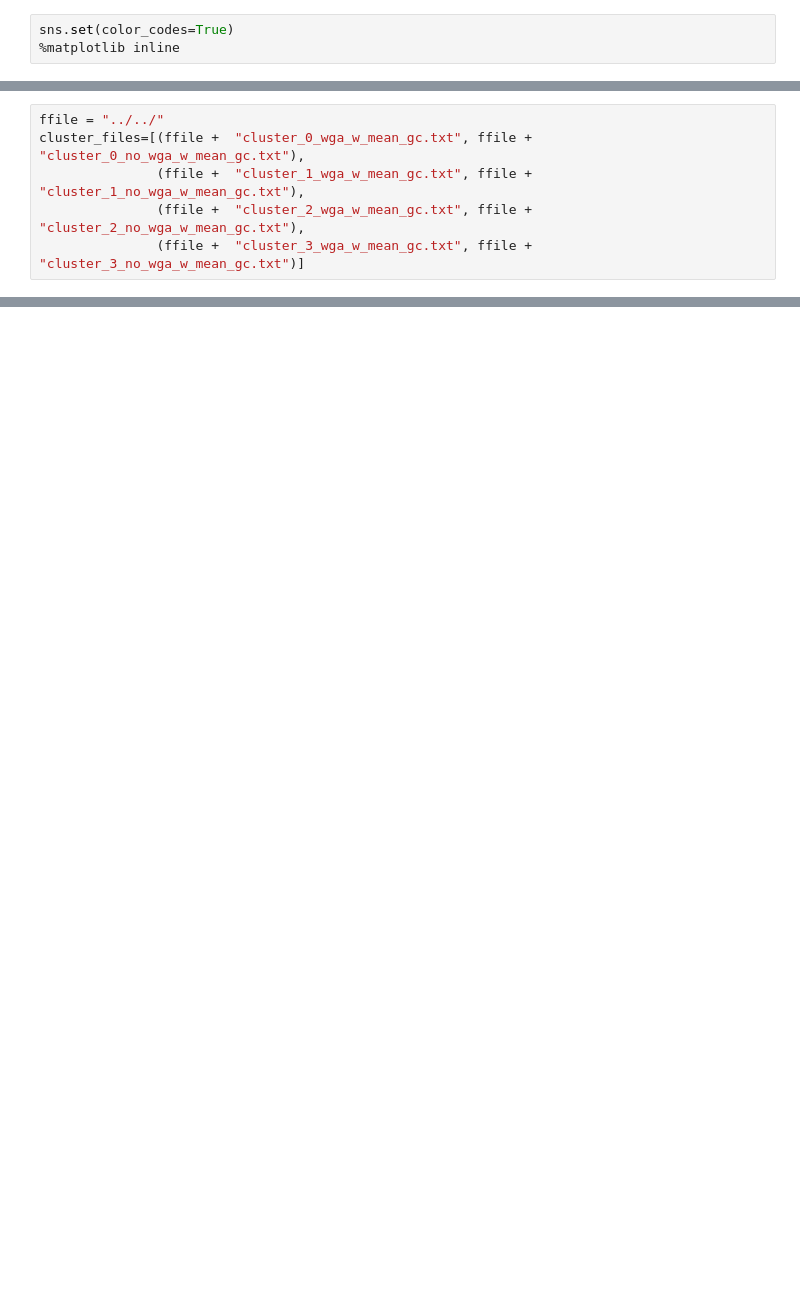
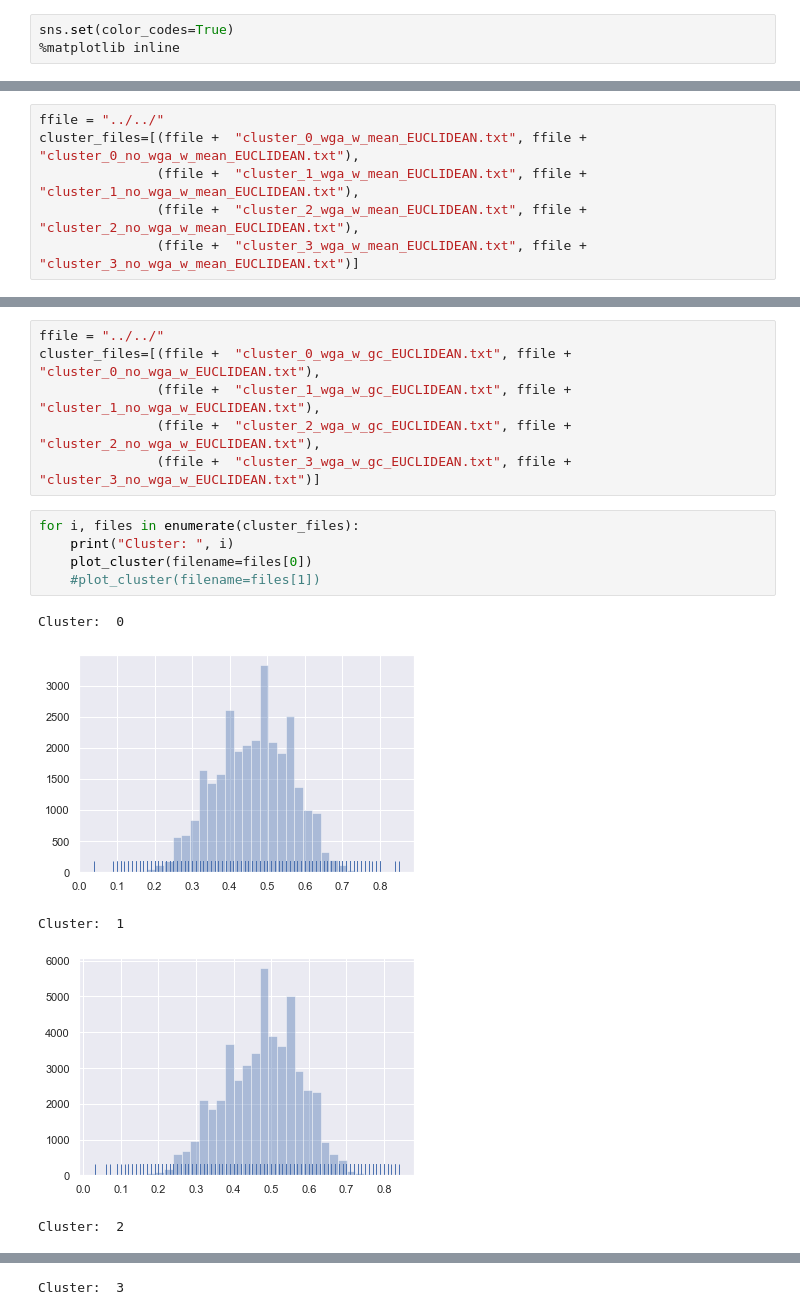
Before and after one commit to pockerman/hidden_markov_modeling, a Jupyter notebook: stories/story_3.ipynb, the cells around one changed output, grey strips where cells are left out. Cells and saved outputs as stored; diff of their text form; blank space fills up the shorter version.

```diff
--- a/stories/story_3.ipynb
+++ b/stories/story_3.ipynb
@@ -89,9 +100,9 @@ Cluster:  3
 # %%
 ffile = "../../"
-cluster_files=[(ffile +  "cluster_0_wga_w_mean_gc.txt", ffile +  "cluster_0_no_wga_w_mean_gc.txt"),
-               (ffile +  "cluster_1_wga_w_mean_gc.txt", ffile +  "cluster_1_no_wga_w_mean_gc.txt"),
-               (ffile +  "cluster_2_wga_w_mean_gc.txt", ffile +  "cluster_2_no_wga_w_mean_gc.txt"),
-               (ffile +  "cluster_3_wga_w_mean_gc.txt", ffile +  "cluster_3_no_wga_w_mean_gc.txt")]
+cluster_files=[(ffile +  "cluster_0_wga_w_mean_EUCLIDEAN.txt", ffile +  "cluster_0_no_wga_w_mean_EUCLIDEAN.txt"),
+               (ffile +  "cluster_1_wga_w_mean_EUCLIDEAN.txt", ffile +  "cluster_1_no_wga_w_mean_EUCLIDEAN.txt"),
+               (ffile +  "cluster_2_wga_w_mean_EUCLIDEAN.txt", ffile +  "cluster_2_no_wga_w_mean_EUCLIDEAN.txt"),
+               (ffile +  "cluster_3_wga_w_mean_EUCLIDEAN.txt", ffile +  "cluster_3_no_wga_w_mean_EUCLIDEAN.txt")]
 # %%
 for i, files in enumerate(cluster_files):
     print("Cluster: ", i)
@@ -104,0 +126,17 @@ Cluster:  3
+# %%
+ffile = "../../"
+cluster_files=[(ffile +  "cluster_0_wga_w_gc_EUCLIDEAN.txt", ffile +  "cluster_0_no_wga_w_EUCLIDEAN.txt"),
+               (ffile +  "cluster_1_wga_w_gc_EUCLIDEAN.txt", ffile +  "cluster_1_no_wga_w_EUCLIDEAN.txt"),
+               (ffile +  "cluster_2_wga_w_gc_EUCLIDEAN.txt", ffile +  "cluster_2_no_wga_w_EUCLIDEAN.txt"),
+               (ffile +  "cluster_3_wga_w_gc_EUCLIDEAN.txt", ffile +  "cluster_3_no_wga_w_EUCLIDEAN.txt")]
+# %%
+for i, files in enumerate(cluster_files):
+    print("Cluster: ", i)
+    plot_cluster(filename=files[0])
+    #plot_cluster(filename=files[1])
+# %% [output]
+Cluster:  0
+[figure, added]
+Cluster:  1
+[figure, added]
+Cluster:  2
@@ -104,0 +144 @@ Cluster:  3
+Cluster:  3
```
Also changed, not shown: parts of 22 cells of this notebook.
